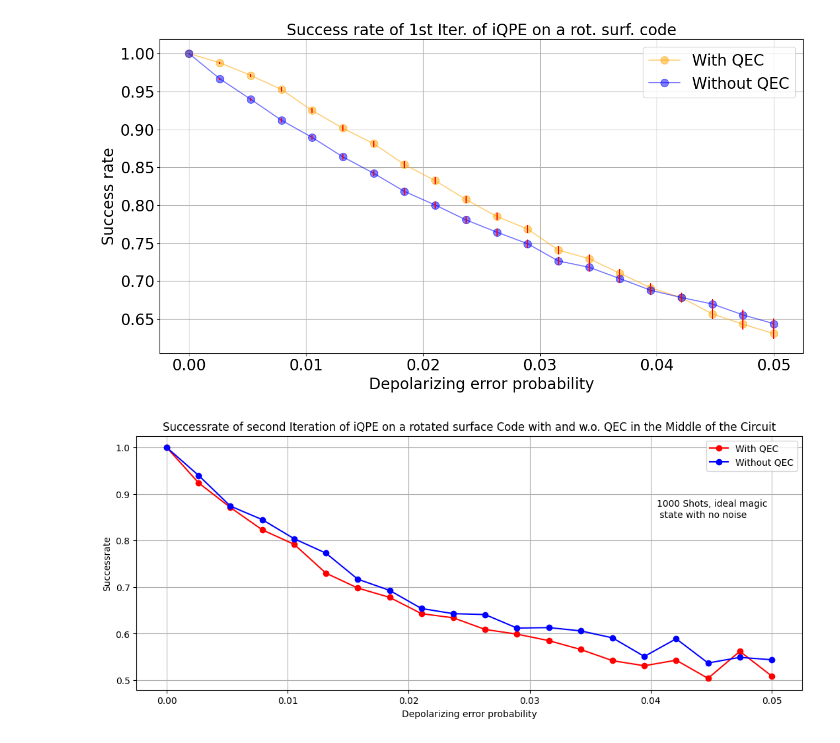
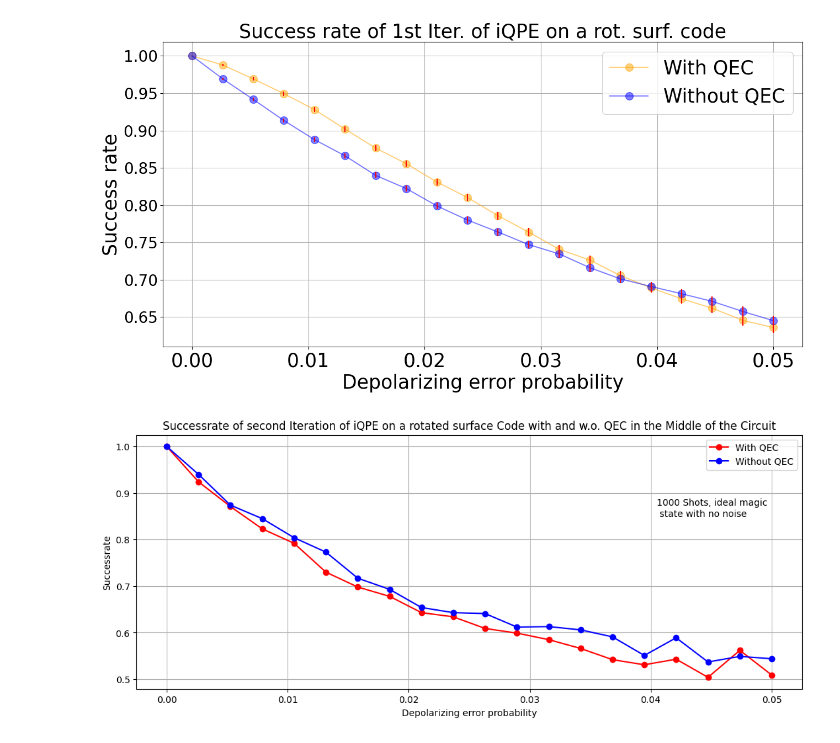
Before and after one commit to RicemanBoy/qc_researchproject, a Jupyter notebook: Alle Plots/plotting.ipynb, the cells around one changed output. Cells and saved outputs as stored; diff of their text form; code cells hidden in the pictures.

```diff
--- a/Alle Plots/plotting.ipynb
+++ b/Alle Plots/plotting.ipynb
@@ -9,21 +14,27 @@ QPE = np.loadtxt("txt/QPE_error_threshhold.txt", delimiter=",")
 
 angle = 0.3
 n = 8
-shots = 1000
+shots = 10000
 
 fig, ax = plt.subplots(figsize=(13,7))
-ax = plt.plot(QPE[0,:],QPE[1,:], marker = ".", label="QPE on 8 Qubits", markersize = 20, alpha=0.75)
-ax = plt.errorbar(QPE[0,:],QPE[1,:], yerr=QPE[2,:], linestyle="")
+
+ax = plt.plot(QPE[0,:],QPE[1,:], marker = ".", label="QPE on 8 Qubits", markersize = 10, mew=4,alpha=0.75)
+ax = plt.errorbar(QPE[0,:],QPE[1,:], yerr=QPE[2,:], linestyle="", linewidth=4, color = "C0")
+
 ax = plt.plot(iQPE[0,:],iQPE[1,:], marker = ".", label="iQPE with 8 Iter.", markersize = 20, alpha=0.75)
+ax = plt.errorbar(iQPE[0,:],iQPE[1,:], yerr=iQPE[2,:], linestyle="", linewidth=4, color = "C1")
+
 ax = plt.plot(iQPE_plus[0,:],iQPE_plus[1,:], marker = ".", label="iQPE+ with 8 Iter.", markersize = 20, alpha=0.75)
-plt.title("Precision over the dep. err. with "+r"$\varphi$"+" = {} and {} shots".format(angle, int(shots)), fontsize = 25)
+ax = plt.errorbar(iQPE_plus[0,:],iQPE_plus[1,:], yerr=iQPE_plus[2,:], linestyle="", linewidth=4, color = "C2")
+
+plt.title(r"Precision over the dep. err. with "+r"$\varphi$"+" = {} and {} shots".format(angle, int(shots)), fontsize = 25)
 plt.yscale("log")
 plt.ylabel(r"$\vert \varphi - b_{most}\vert$",fontsize=20)
 plt.xlabel("Depol. Error", fontsize=20)
 plt.xticks(fontsize=20)
 plt.yticks(fontsize=20)
 #plt.rcParams.update({'font.size': 10})
-plt.legend(fontsize=20, loc="lower right")
+plt.legend(fontsize=20, loc="upper left")
 plt.grid()
 plt.tight_layout()
 #plt.savefig("Error_Threshhold.png", dpi = 300)
@@ -32,28 +43,28 @@ plt.tight_layout()
 # %%
-QEC = np.loadtxt("txt/QEC.txt", delimiter=",")
+QEC = np.loadtxt("txt/QEC_50k_shots.txt", delimiter=",")
 
 x = QEC[0,:]
 y = QEC[1,:]
 y_no_QEC = QEC[2,:]
 
 QEC_error = [np.sqrt((i-i**2)/shots) for i in x]
 
 fig, ax = plt.subplots(figsize=(13,7))
 ax = plt.plot(x,y,label = "With QEC", color="orange", marker = ".",markersize = 20, alpha = 0.5)
 ax = plt.errorbar(x, y, yerr=QEC_error, ecolor="red", linestyle="")
 ax = plt.plot(x,y_no_QEC, label = "Without QEC", color="blue", marker = ".", markersize = 20, alpha = 0.5)
 ax = plt.errorbar(x, y_no_QEC, yerr=QEC_error, ecolor="red", linestyle="")
-plt.title("Success rate of 1st Iter. of iQPE on a rot. surf. code", fontsize=20)
-plt.xlabel("Depolarizing error probability", fontsize=20)
-plt.ylabel("Success rate", fontsize=20)
-plt.xticks(fontsize=20)
+plt.title("Success rate of 1st Iter. of iQPE on a rot. surf. code", fontsize=25)
+plt.xlabel("Depolarizing error probability", fontsize=25)
+plt.ylabel("Success rate", fontsize=25)
+plt.xticks(fontsize=25)
 plt.yticks(fontsize=20)
 plt.grid()
-plt.legend(fontsize=20)
+plt.legend(fontsize=25)
 plt.tight_layout()
 #plt.savefig("iQPE_1st.png", dpi = 300)
 # %% [output]
-[figure, old version]
+[figure, new version]
 # %%
 data = np.loadtxt("txt/iQPE_2nd_step_1000shots.txt", delimiter=",")
 
```
Also changed, not shown: parts of 4 cells of this notebook, 9 other files.
